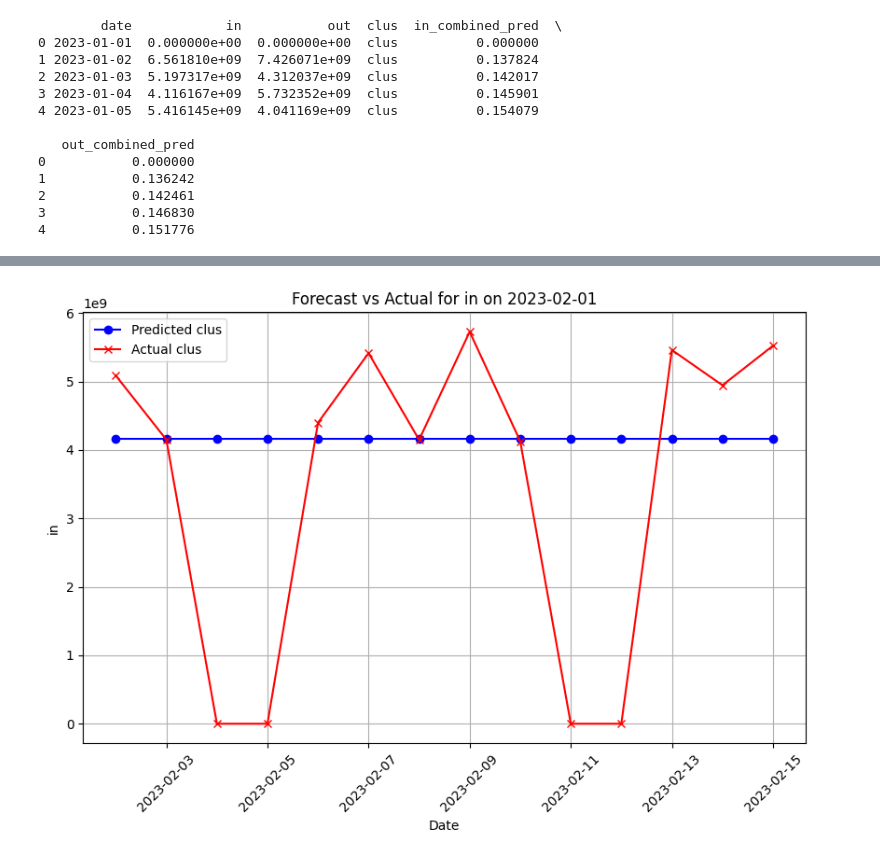
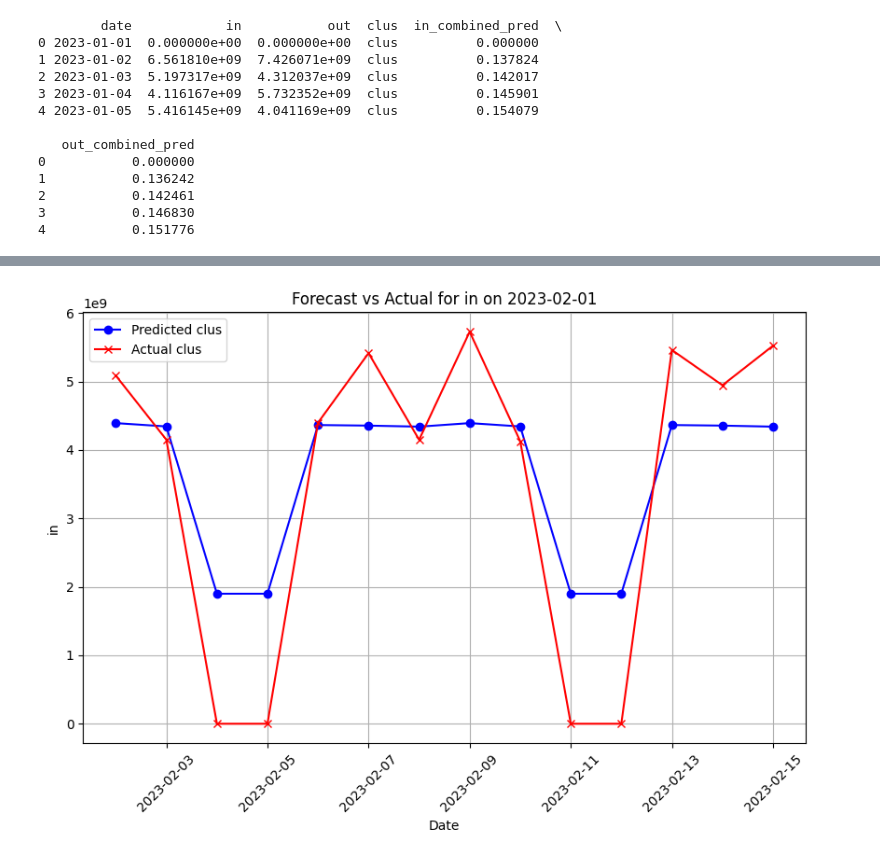
Before and after one commit to Alamoooooooo/AlamoWork, a Jupyter notebook: testCode/flow_test/rank1 回归模型.ipynb, the cells around one changed output, grey strips where cells are left out. Saved outputs shown, nothing was run; the diff lists cells and outputs as text; code cells hidden in the pictures.

```diff
--- a/testCode/flow_test/rank1 回归模型.ipynb
+++ b/testCode/flow_test/rank1 回归模型.ipynb
@@ -249,7 +1099,7 @@ def time_weighted_regression(df, current_date, target_col, forecast_days=14):
     for i in range(1, forecast_days + 1):
         forecast_date = current_date + pd.Timedelta(days=i)
         df['days_diff'] = (max_date - df['date']).dt.days
-        df['date_weight'] = np.exp(-df['days_diff'] / 30)  # 假设30天的衰减
+        df['date_weight'] = np.exp(-df['days_diff'] / forecast_days)  # 假设14天的衰减
 
         # 计算每个时间点的加权预测
         weighted_pred = df.groupby('clus').apply(lambda x: np.sum(x[target_col] * x['date_weight']) / np.sum(x['date_weight'])).reset_index()
@@ -296,7 +1146,7 @@ def generate_single_forecast(raw_data, current_date, forecast_days=14, pred_colu
     forecast_result = forecast_result.merge(weekly_pred, on=['clus', 'forecast_date'], how='left')
 
     # 计算最终预测值（可以根据需要调整加权方式）
-    forecast_result['final_pred'] = forecast_result[['weighted_pred', 'weekday_pred']].mean(axis=1)  # 使用加权平均
+    forecast_result['final_pred'] = forecast_result[['constant_pred', 'weekday_pred']].mean(axis=1)  # 使用加权平均
     forecast_result = forecast_result[['clus', 'forecast_date', 'final_pred', 'constant_pred', 'weighted_pred', 'weekday_pred']]
 
     return forecast_result
@@ -328,31 +1176,31 @@ forecast_result
 # %%
 # 可视化预测与真实值对比
 def plot_forecast_comparison(raw_data, forecast_result, current_date, target_col='in'):
     # 获取未来14天的预测日期
     forecast_dates = forecast_result['forecast_date'].unique()
 
     # 获取对应时间段的真实值（假设未来14天的数据存在）
     true_values = raw_data[(raw_data['date'].isin(forecast_dates)) & (raw_data['clus'].isin(forecast_result['clus']))]
 
     # 对比预测与真实值
     plt.figure(figsize=(10, 6))
     for clus in forecast_result['clus'].unique():
         # 获取每个 `clus` 的预测值
         forecast_clu = forecast_result[forecast_result['clus'] == clus]
         true_clu = true_values[true_values['clus'] == clus]
 
-        plt.plot(forecast_clu['forecast_date'], forecast_clu['daily_pred'], label=f'Predicted {clus}', marker='o', color='blue')
+        plt.plot(forecast_clu['forecast_date'], forecast_clu['final_pred'], label=f'Predicted {clus}', marker='o', color='blue')
         plt.plot(true_clu['date'], true_clu[target_col], label=f'Actual {clus}', marker='x', color='red')
 
     plt.title(f"Forecast vs Actual for {target_col} on {current_date.strftime('%Y-%m-%d')}")
     plt.xlabel('Date')
     plt.ylabel(target_col)
     plt.legend()
     plt.grid(True)
     plt.xticks(rotation=45)
     plt.show()
 
 # 可视化回测对比（以 'in' 列为例）
 plot_forecast_comparison(raw_data, forecast_result, current_date, target_col='in')
 # %% [output]
-[figure, old version]
+[figure, new version]
```
Also changed, not shown: parts of 21 cells of this notebook, 5 other files.
